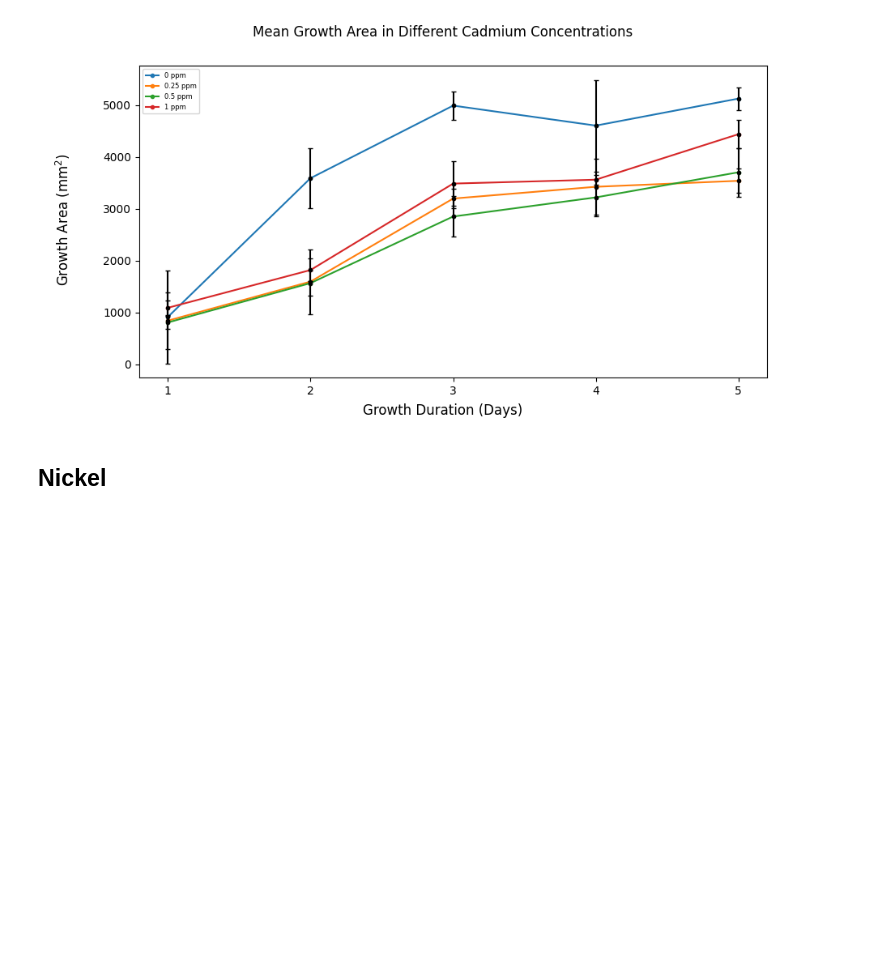
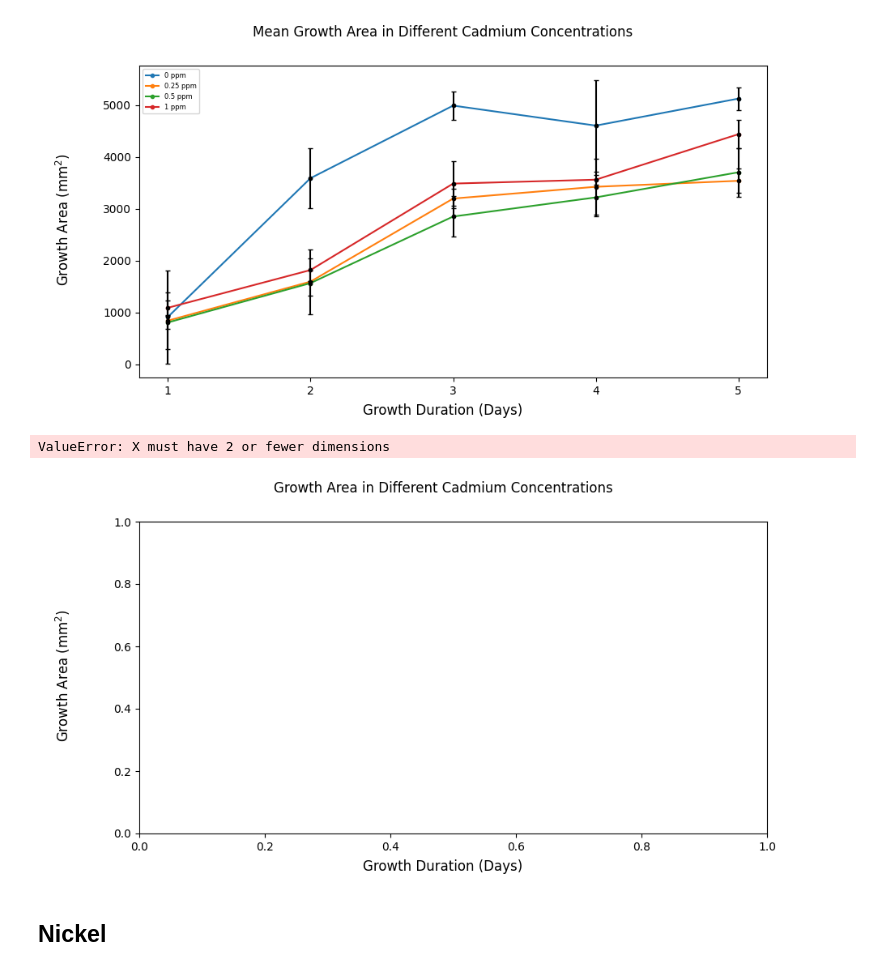
Before and after one commit to akaeii/myxomycetes_heavy_metals, a Jupyter notebook: growth_area.ipynb, the cells around one changed output. Saved outputs shown, nothing was run; the diff lists cells and outputs as text; code cells hidden in the pictures; blank space fills up the shorter version.

```diff
--- a/growth_area.ipynb
+++ b/growth_area.ipynb
@@ -49,6 +49,18 @@ def plot_growth_area_ave(heavy_metal, pooled_data, concentrations):
              xticklabels=observation_days)
 
     axis.legend(fontsize=6)
+
+def plot_growth_area_box(heavy_metal, pooled_data, concentrations):
+    observation_days = [i for i in range(1,6)]
+    concentration_names = [f"{conc} ppm" for conc in concentrations]
+
+    hm_line, axis = plt.subplots(1,1, figsize=(10,5))
+
+    hm_line.suptitle(f"Growth Area in Different {heavy_metal} Concentrations")
+    hm_line.supxlabel("Growth Duration (Days)")
+    hm_line.supylabel("Growth Area (mm$^{2}$)")
+
+    axis.boxplot(pooled_data)
 # %% [markdown]
 <h1 style='text-align:center'>Growth Area Analysis</h1>
 # %% [markdown]
@@ -66,6 +78,11 @@ plot_growth_area("Cadmium", cd_pooled, cd_concentrations)
 plot_growth_area_ave("Cadmium", cd_pooled, cd_concentrations)
 # %% [output]
 [figure]
+# %%
+plot_growth_area_box("Cadmium", cd_pooled, cd_concentrations)
+# %% [output]
+ValueError: X must have 2 or fewer dimensions
+[figure, added]
 # %% [markdown]
 <h2>Nickel</h2>
 # %%
```
